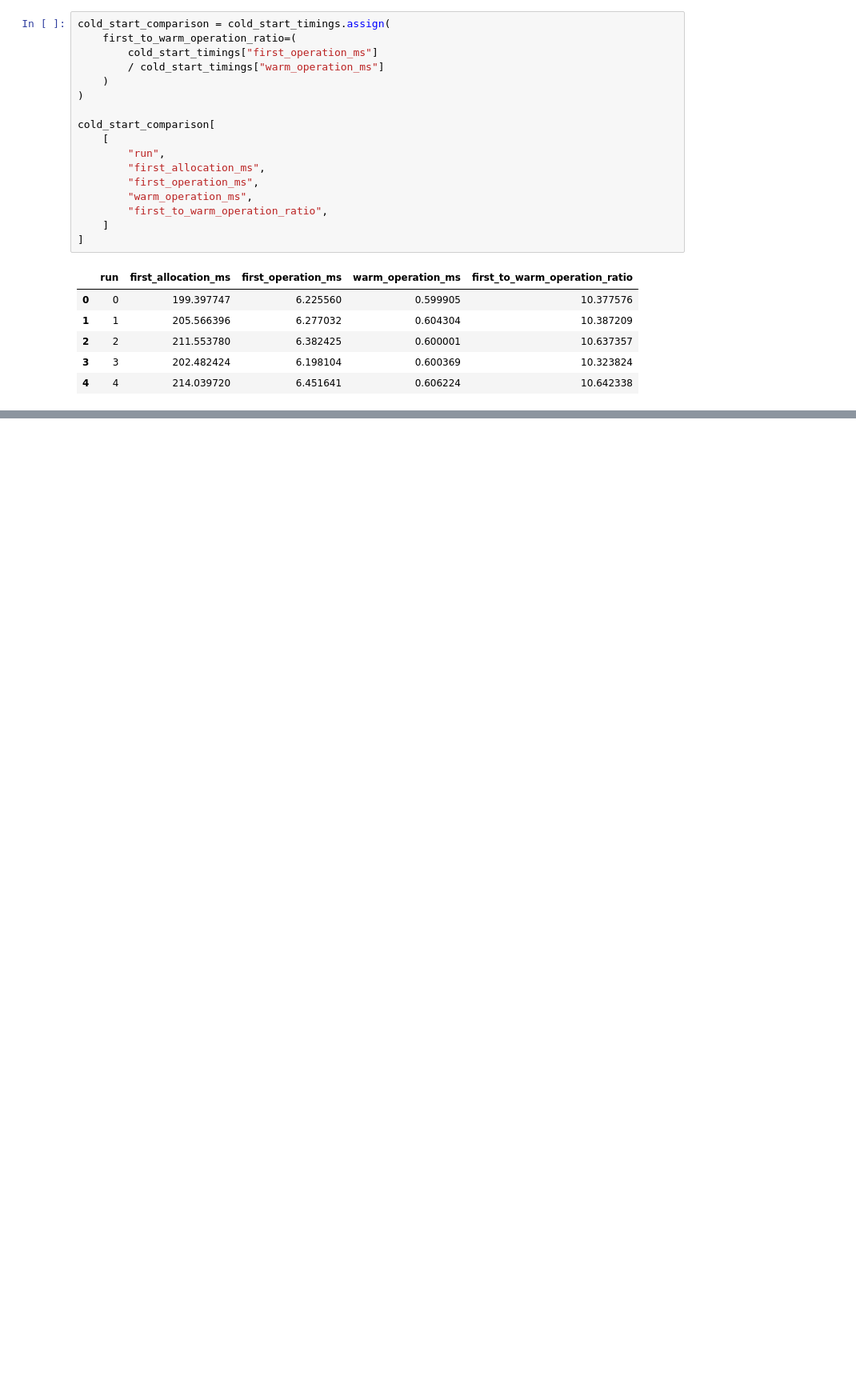
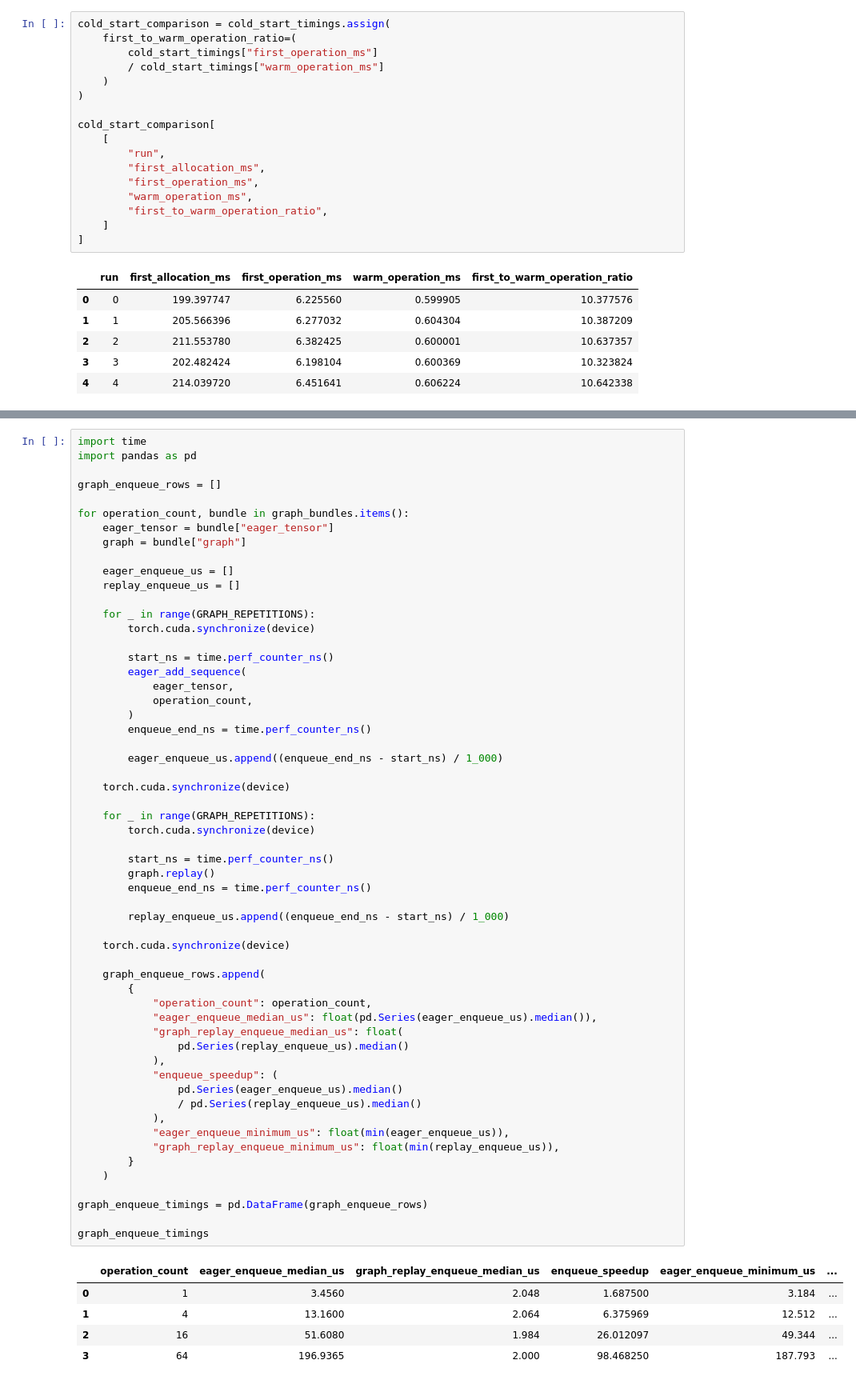
Before and after one commit to coert/dgx-spark-lab, a Jupyter notebook: experiments/00-foundations/05-cuda-fundamentals.ipynb, the cells around one changed output, grey strips where cells are left out. Shown at 80% size. Cells and saved outputs as stored; diff of their text form; blank space fills up the shorter version.

Commit message:
Add CUDA Graph replay benchmark

```diff
--- a/experiments/00-foundations/05-cuda-fundamentals.ipynb
+++ b/experiments/00-foundations/05-cuda-fundamentals.ipynb
@@ -795,0 +928,63 @@ cold_start_comparison[
+# %%
+import time
+import pandas as pd
+
+graph_enqueue_rows = []
+
+for operation_count, bundle in graph_bundles.items():
+    eager_tensor = bundle["eager_tensor"]
+    graph = bundle["graph"]
+
+    eager_enqueue_us = []
+    replay_enqueue_us = []
+
+    for _ in range(GRAPH_REPETITIONS):
+        torch.cuda.synchronize(device)
+
+        start_ns = time.perf_counter_ns()
+        eager_add_sequence(
+            eager_tensor,
+            operation_count,
+        )
+        enqueue_end_ns = time.perf_counter_ns()
+
+        eager_enqueue_us.append((enqueue_end_ns - start_ns) / 1_000)
+
+    torch.cuda.synchronize(device)
+
+    for _ in range(GRAPH_REPETITIONS):
+        torch.cuda.synchronize(device)
+
+        start_ns = time.perf_counter_ns()
+        graph.replay()
+        enqueue_end_ns = time.perf_counter_ns()
+
+        replay_enqueue_us.append((enqueue_end_ns - start_ns) / 1_000)
+
+    torch.cuda.synchronize(device)
+
+    graph_enqueue_rows.append(
+        {
+            "operation_count": operation_count,
+            "eager_enqueue_median_us": float(pd.Series(eager_enqueue_us).median()),
+            "graph_replay_enqueue_median_us": float(
+                pd.Series(replay_enqueue_us).median()
+            ),
+            "enqueue_speedup": (
+                pd.Series(eager_enqueue_us).median()
+                / pd.Series(replay_enqueue_us).median()
+            ),
+            "eager_enqueue_minimum_us": float(min(eager_enqueue_us)),
+            "graph_replay_enqueue_minimum_us": float(min(replay_enqueue_us)),
+        }
+    )
+
+graph_enqueue_timings = pd.DataFrame(graph_enqueue_rows)
+
+graph_enqueue_timings
+# %% [output]
+|  | operation_count | eager_enqueue_median_us | graph_replay_enqueue_median_us | enqueue_speedup | eager_enqueue_minimum_us | ... |
+| 0 | 1 | 3.4560 | 2.048 | 1.687500 | 3.184 | ... |
+| 1 | 4 | 13.1600 | 2.064 | 6.375969 | 12.512 | ... |
+| 2 | 16 | 51.6080 | 1.984 | 26.012097 | 49.344 | ... |
+| 3 | 64 | 196.9365 | 2.000 | 98.468250 | 187.793 | ... |
```
Also changed, not shown: parts of 10 cells of this notebook.
